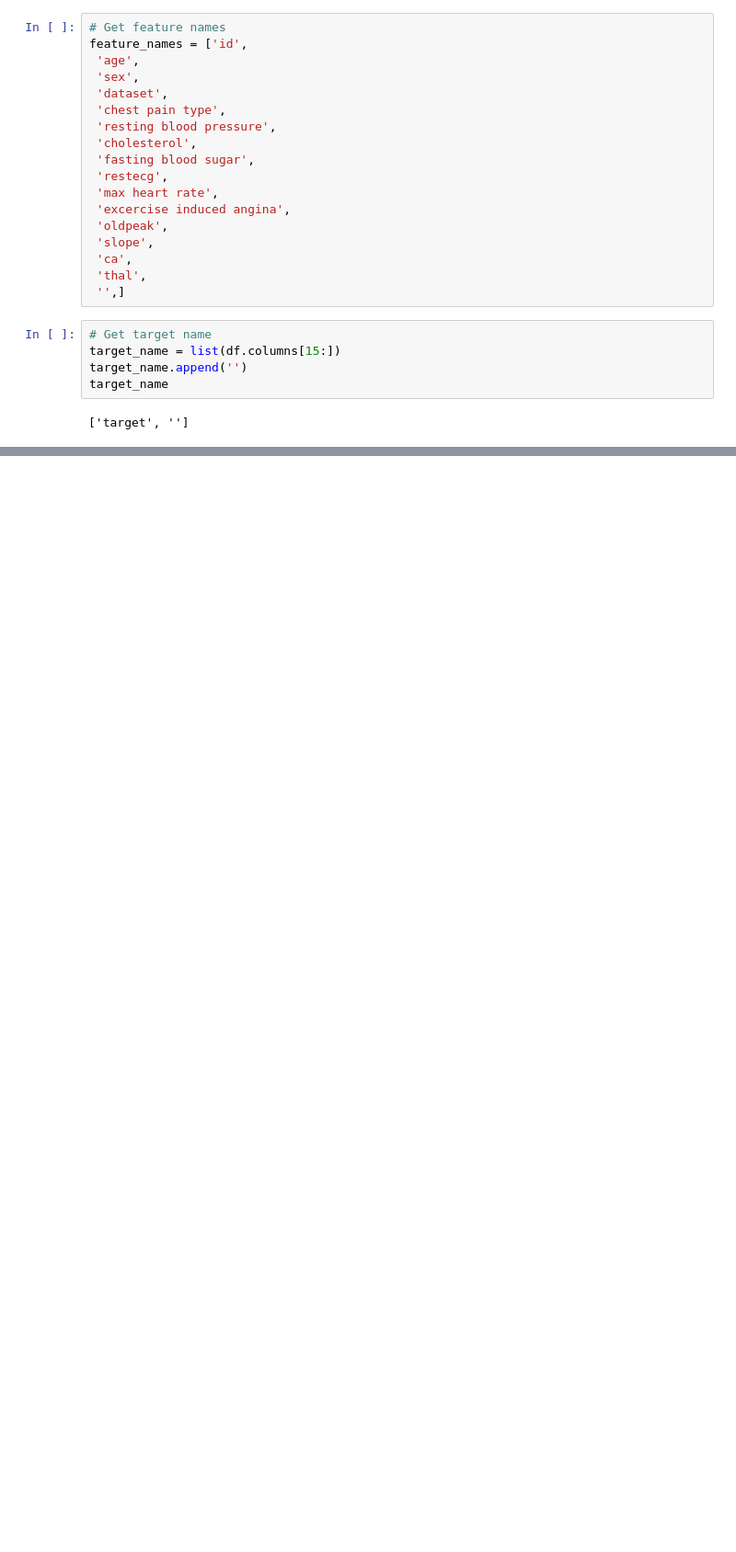
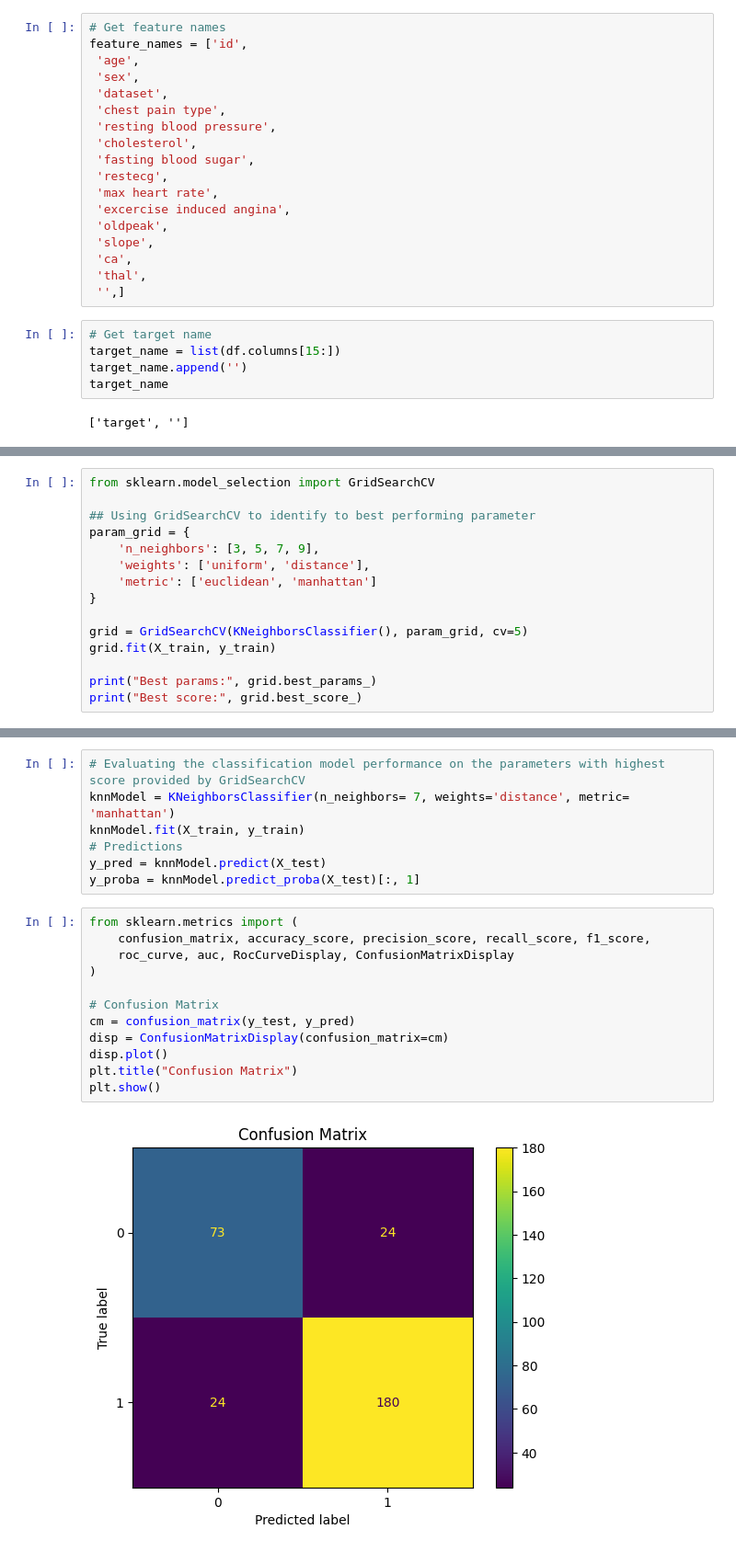
Before and after one commit to rutushah/Data-Driven-Insights-and-Predictive-Modeling, a Jupyter notebook: residency_deliverable1.ipynb, the cells around one changed output, grey strips where cells are left out. Shown at 92% size. Cells and saved outputs as stored; diff of their text form; blank space fills up the shorter version.

Commit message:
completed classification, performance evaluation

```diff
--- a/residency_deliverable1.ipynb
+++ b/residency_deliverable1.ipynb
@@ -446,0 +451,15 @@ _ = tree.plot_tree(classifier,
+# %%
+from sklearn.model_selection import GridSearchCV
+
+## Using GridSearchCV to identify to best performing parameter
+param_grid = {
+    'n_neighbors': [3, 5, 7, 9],
+    'weights': ['uniform', 'distance'],
+    'metric': ['euclidean', 'manhattan']
+}
+
+grid = GridSearchCV(KNeighborsClassifier(), param_grid, cv=5)
+grid.fit(X_train, y_train)
+
+print("Best params:", grid.best_params_)
+print("Best score:", grid.best_score_)
@@ -446,0 +471,21 @@ _ = tree.plot_tree(classifier,
+# %%
+# Evaluating the classification model performance on the parameters with highest score provided by GridSearchCV
+knnModel = KNeighborsClassifier(n_neighbors= 7, weights='distance', metric= 'manhattan')
+knnModel.fit(X_train, y_train)
+# Predictions
+y_pred = knnModel.predict(X_test)
+y_proba = knnModel.predict_proba(X_test)[:, 1]
+# %%
+from sklearn.metrics import (
+    confusion_matrix, accuracy_score, precision_score, recall_score, f1_score,
+    roc_curve, auc, RocCurveDisplay, ConfusionMatrixDisplay
+)
+
+# Confusion Matrix
+cm = confusion_matrix(y_test, y_pred)
+disp = ConfusionMatrixDisplay(confusion_matrix=cm)
+disp.plot()
+plt.title("Confusion Matrix")
+plt.show()
+# %% [output]
+[figure, added]
```
Also changed, not shown: parts of 25 cells of this notebook.
